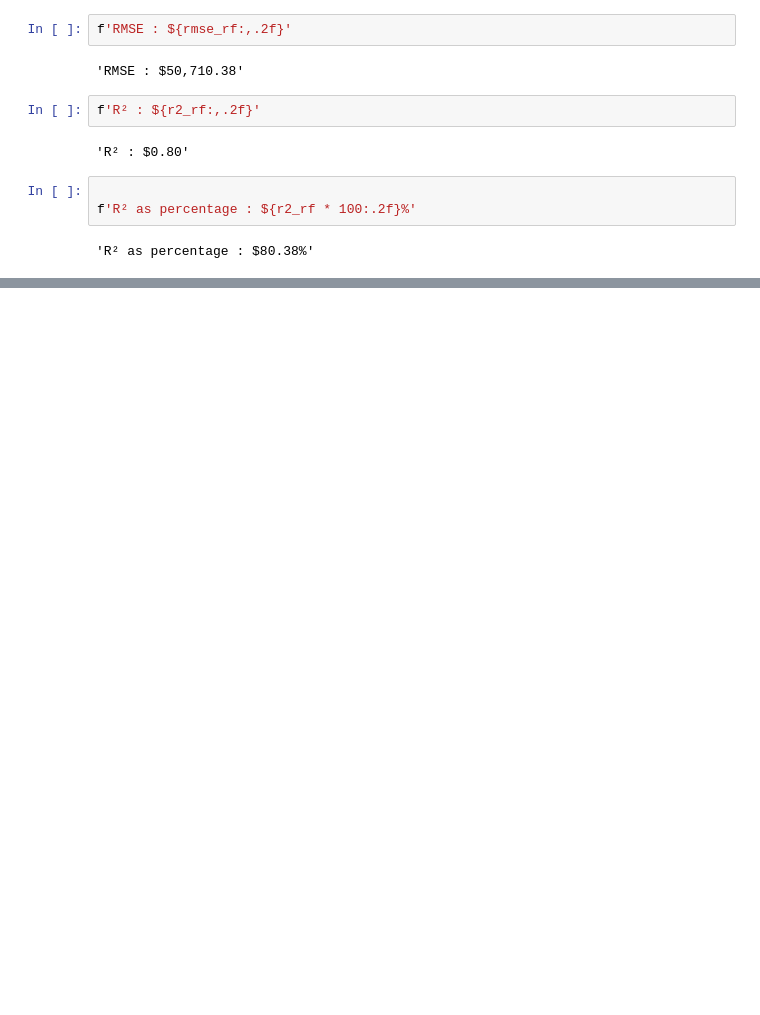
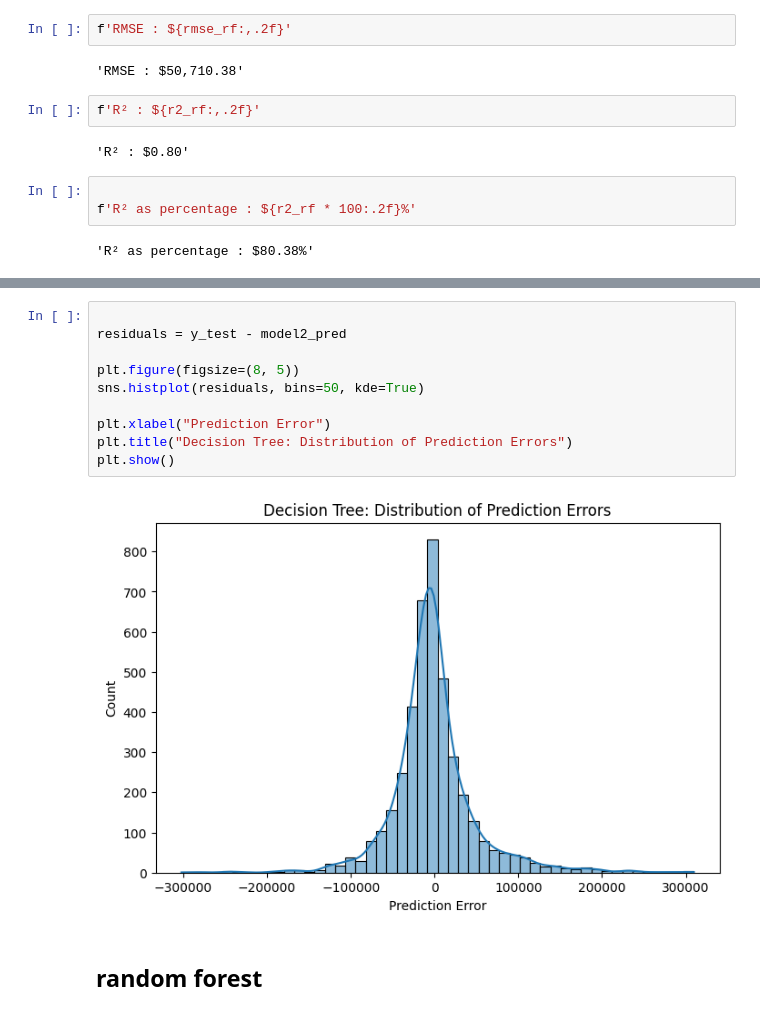
Before and after one commit to med2amine/house_price_prediction, a Jupyter notebook: house_predictore.ipynb, the cells around one changed output, grey strips where cells are left out. Cells and saved outputs as stored; diff of their text form; blank space fills up the shorter version.

```diff
--- a/house_predictore.ipynb
+++ b/house_predictore.ipynb
@@ -178,0 +198,14 @@ f'R² as percentage : ${r2_rf * 100:.2f}%'
+# %%
+
+residuals = y_test - model2_pred
+
+plt.figure(figsize=(8, 5))
+sns.histplot(residuals, bins=50, kde=True)
+
+plt.xlabel("Prediction Error")
+plt.title("Decision Tree: Distribution of Prediction Errors")
+plt.show()
+# %% [output]
+[figure, added]
+# %% [markdown]
+## random forest
```
Also changed, not shown: parts of 23 cells of this notebook.
